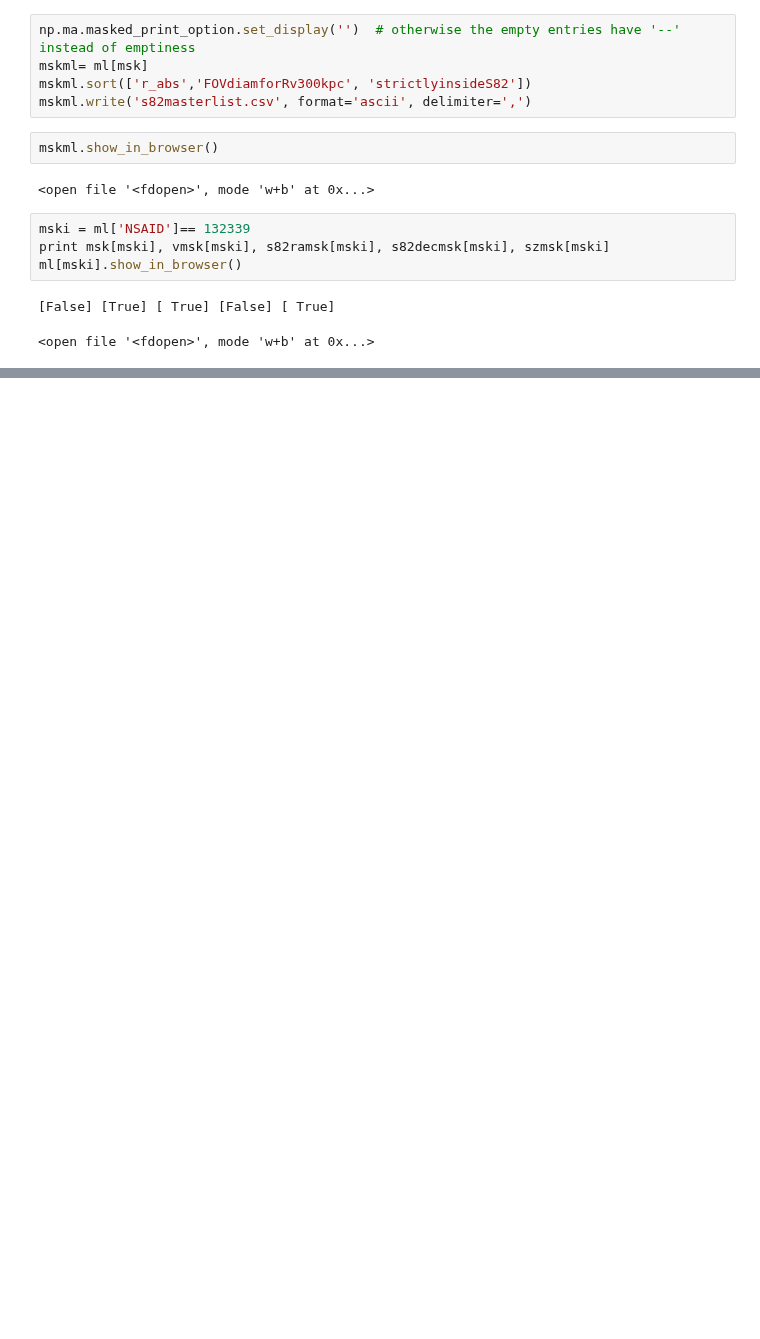
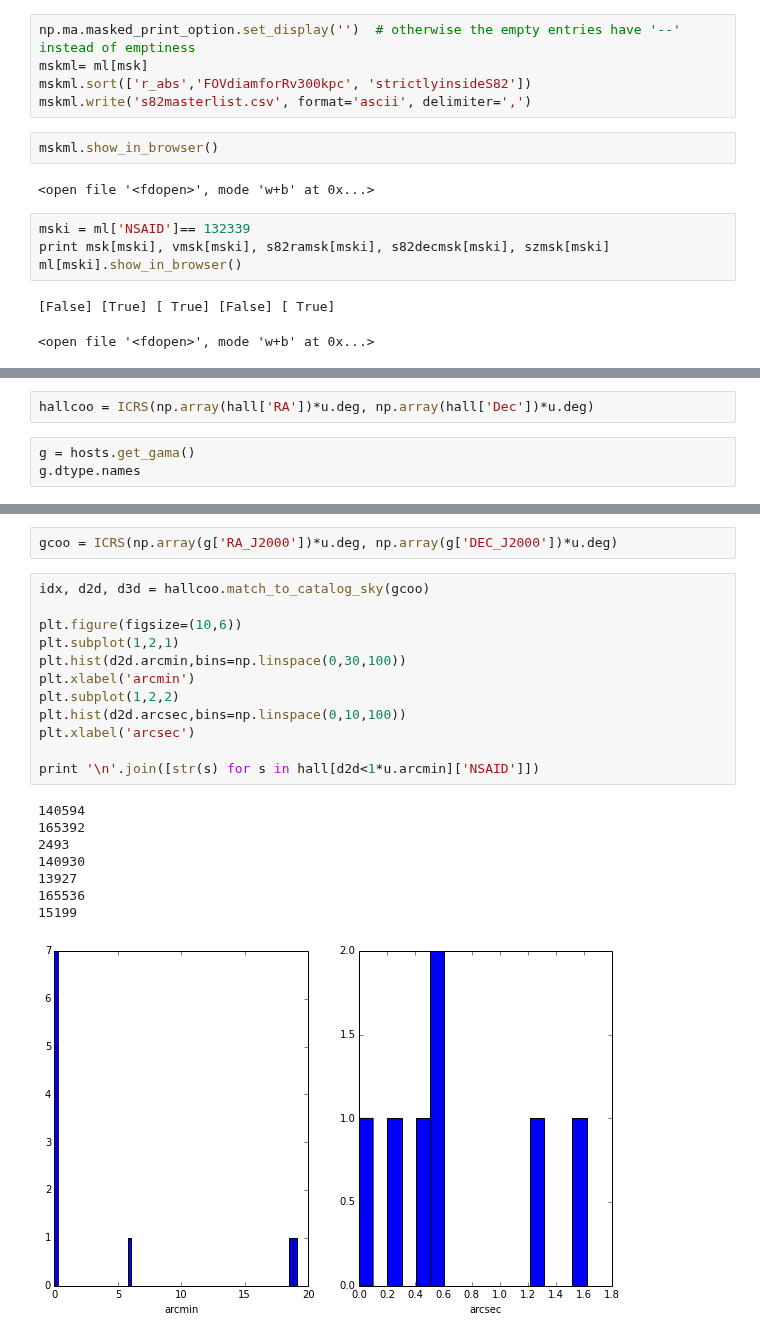
Before and after one commit to sagasurvey/erik, a Jupyter notebook: ipython_notebooks/Miscellaneous.ipynb, the cells around one changed output, grey strips where cells are left out. Drawn from its saved outputs; the diff is of its cells as text; blank space fills up the shorter version.

```diff
--- a/ipython_notebooks/Miscellaneous.ipynb
+++ b/ipython_notebooks/Miscellaneous.ipynb
@@ -198,0 +259,5 @@ ml[mski].show_in_browser()
+# %%
+hallcoo = ICRS(np.array(hall['RA'])*u.deg, np.array(hall['Dec'])*u.deg)
+# %%
+g = hosts.get_gama()
+g.dtype.names
@@ -198,0 +282,23 @@ ml[mski].show_in_browser()
+# %%
+gcoo = ICRS(np.array(g['RA_J2000'])*u.deg, np.array(g['DEC_J2000'])*u.deg)
+# %%
+idx, d2d, d3d = hallcoo.match_to_catalog_sky(gcoo)
+
+plt.figure(figsize=(10,6))
+plt.subplot(1,2,1)
+plt.hist(d2d.arcmin,bins=np.linspace(0,30,100))
+plt.xlabel('arcmin')
+plt.subplot(1,2,2)
+plt.hist(d2d.arcsec,bins=np.linspace(0,10,100))
+plt.xlabel('arcsec')
+
+print '\n'.join([str(s) for s in hall[d2d<1*u.arcmin]['NSAID']])
+# %% [output]
+140594
+165392
+2493
+140930
+13927
+165536
+15199
+[figure, added]
```
Also changed, not shown: parts of 14 cells of this notebook, 2 other files.
